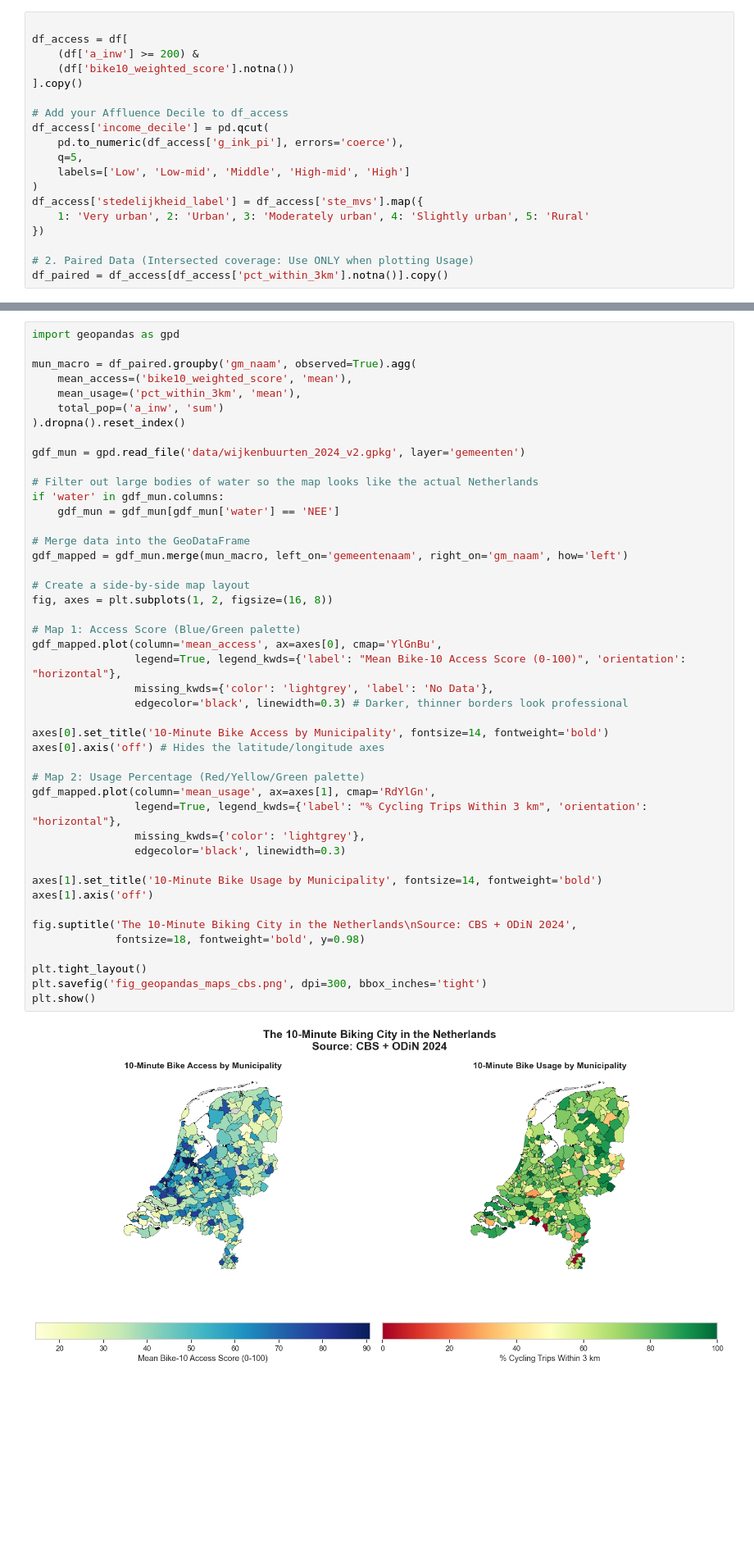
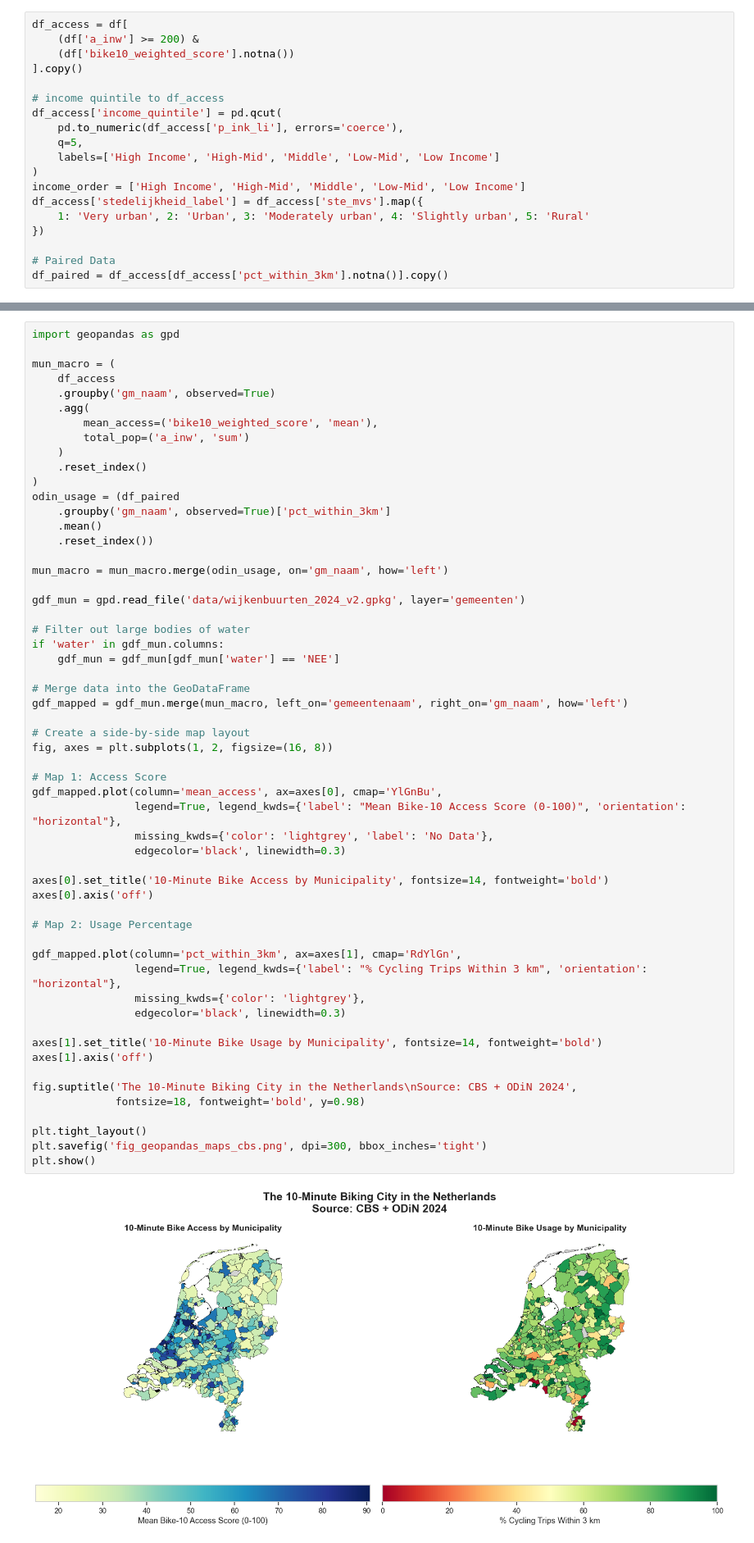
Before and after one commit to carmenkohler/1BM130, a Jupyter notebook: Daan_dataexploration.ipynb, the cells around one changed output, grey strips where cells are left out. Shown at 82% size. Cells and saved outputs as stored; diff of their text form; blank space fills up the shorter version.

```diff
--- a/Daan_dataexploration.ipynb
+++ b/Daan_dataexploration.ipynb
@@ -694,21 +678,21 @@ df.head()
 # %%
-
 df_access = df[
     (df['a_inw'] >= 200) &
     (df['bike10_weighted_score'].notna())
 ].copy()
 
-# Add your Affluence Decile to df_access
-df_access['income_decile'] = pd.qcut(
-    pd.to_numeric(df_access['g_ink_pi'], errors='coerce'),
+# income quintile to df_access
+df_access['income_quintile'] = pd.qcut(
+    pd.to_numeric(df_access['p_ink_li'], errors='coerce'),
     q=5,
-    labels=['Low', 'Low-mid', 'Middle', 'High-mid', 'High']
+    labels=['High Income', 'High-Mid', 'Middle', 'Low-Mid', 'Low Income']
 )
+income_order = ['High Income', 'High-Mid', 'Middle', 'Low-Mid', 'Low Income']
 df_access['stedelijkheid_label'] = df_access['ste_mvs'].map({
     1: 'Very urban', 2: 'Urban', 3: 'Moderately urban', 4: 'Slightly urban', 5: 'Rural'
 })
 
-# 2. Paired Data (Intersected coverage: Use ONLY when plotting Usage)
+# Paired Data
 df_paired = df_access[df_access['pct_within_3km'].notna()].copy()
 # %%
 from scipy.stats import pearsonr
@@ -907,47 +893,58 @@ plt.show()
 # %%
 import geopandas as gpd
 
-mun_macro = df_paired.groupby('gm_naam', observed=True).agg(
-    mean_access=('bike10_weighted_score', 'mean'),
-    mean_usage=('pct_within_3km', 'mean'),
-    total_pop=('a_inw', 'sum')
-).dropna().reset_index()
+mun_macro = (
+    df_access
+    .groupby('gm_naam', observed=True)
+    .agg(
+        mean_access=('bike10_weighted_score', 'mean'),
+        total_pop=('a_inw', 'sum')
+    )
+    .reset_index()
+)
+odin_usage = (df_paired
+    .groupby('gm_naam', observed=True)['pct_within_3km']
+    .mean()
+    .reset_index())
+
+mun_macro = mun_macro.merge(odin_usage, on='gm_naam', how='left')
 
 gdf_mun = gpd.read_file('data/wijkenbuurten_2024_v2.gpkg', layer='gemeenten')
 
-# Filter out large bodies of water so the map looks like the actual Netherlands
+# Filter out large bodies of water
 if 'water' in gdf_mun.columns:
     gdf_mun = gdf_mun[gdf_mun['water'] == 'NEE']
 
 # Merge data into the GeoDataFrame
 gdf_mapped = gdf_mun.merge(mun_macro, left_on='gemeentenaam', right_on='gm_naam', how='left')
 
 # Create a side-by-side map layout
 fig, axes = plt.subplots(1, 2, figsize=(16, 8))
 
-# Map 1: Access Score (Blue/Green palette)
+# Map 1: Access Score
 gdf_mapped.plot(column='mean_access', ax=axes[0], cmap='YlGnBu',
                 legend=True, legend_kwds={'label': "Mean Bike-10 Access Score (0-100)", 'orientation': "horizontal"},
                 missing_kwds={'color': 'lightgrey', 'label': 'No Data'},
-                edgecolor='black', linewidth=0.3) # Darker, thinner borders look professional
+                edgecolor='black', linewidth=0.3)
 
 axes[0].set_title('10-Minute Bike Access by Municipality', fontsize=14, fontweight='bold')
-axes[0].axis('off') # Hides the latitude/longitude axes
+axes[0].axis('off')
 
-# Map 2: Usage Percentage (Red/Yellow/Green palette)
-gdf_mapped.plot(column='mean_usage', ax=axes[1], cmap='RdYlGn',
+# Map 2: Usage Percentage
+
+gdf_mapped.plot(column='pct_within_3km', ax=axes[1], cmap='RdYlGn',
                 legend=True, legend_kwds={'label': "% Cycling Trips Within 3 km", 'orientation': "horizontal"},
                 missing_kwds={'color': 'lightgrey'},
                 edgecolor='black', linewidth=0.3)
 
 axes[1].set_title('10-Minute Bike Usage by Municipality', fontsize=14, fontweight='bold')
 axes[1].axis('off')
 
 fig.suptitle('The 10-Minute Biking City in the Netherlands\nSource: CBS + ODiN 2024',
              fontsize=18, fontweight='bold', y=0.98)
 
 plt.tight_layout()
 plt.savefig('fig_geopandas_maps_cbs.png', dpi=300, bbox_inches='tight')
 plt.show()
 # %% [output]
-[figure, old version]
+[figure, new version]
```
Also changed, not shown: parts of 8 cells of this notebook.
